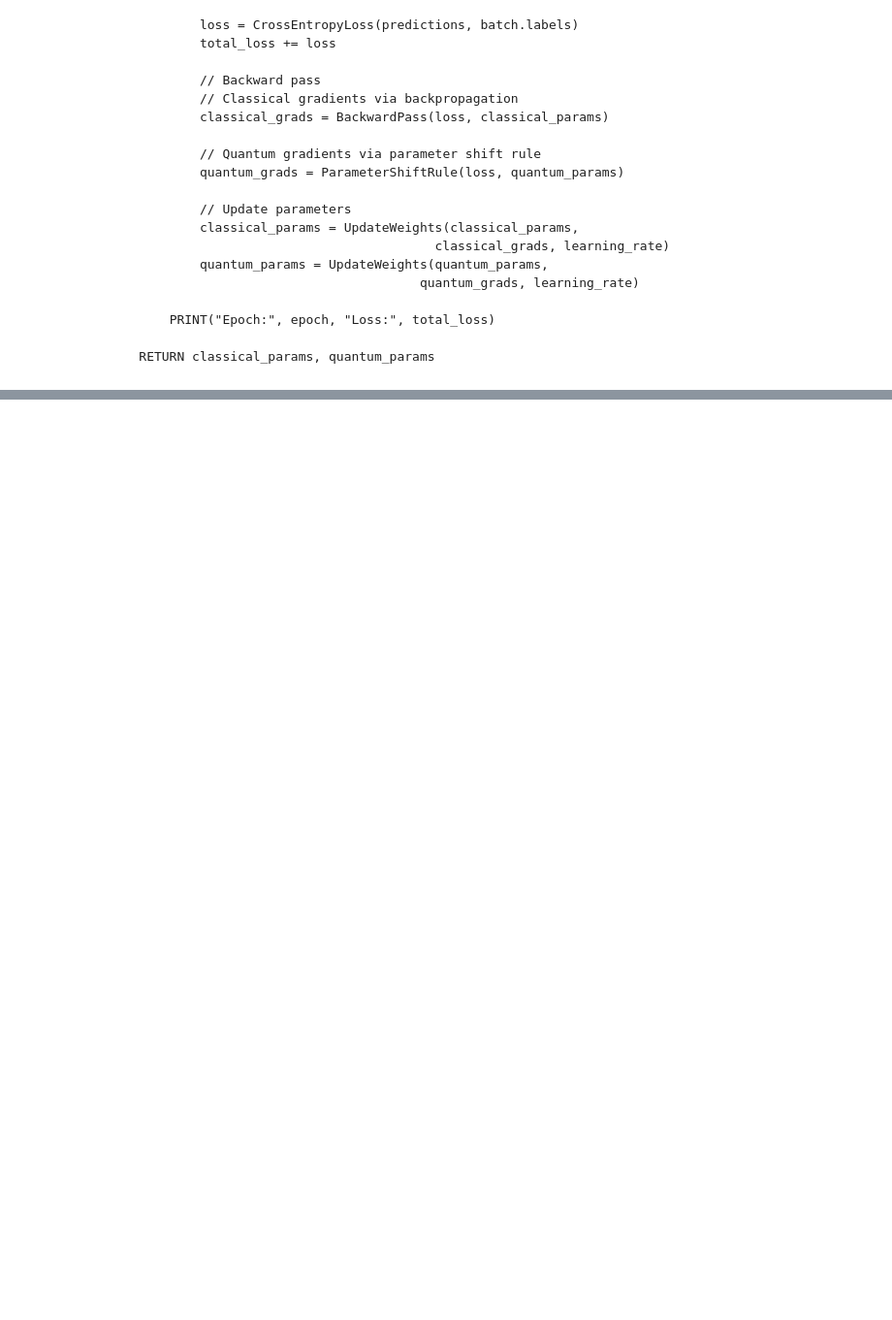
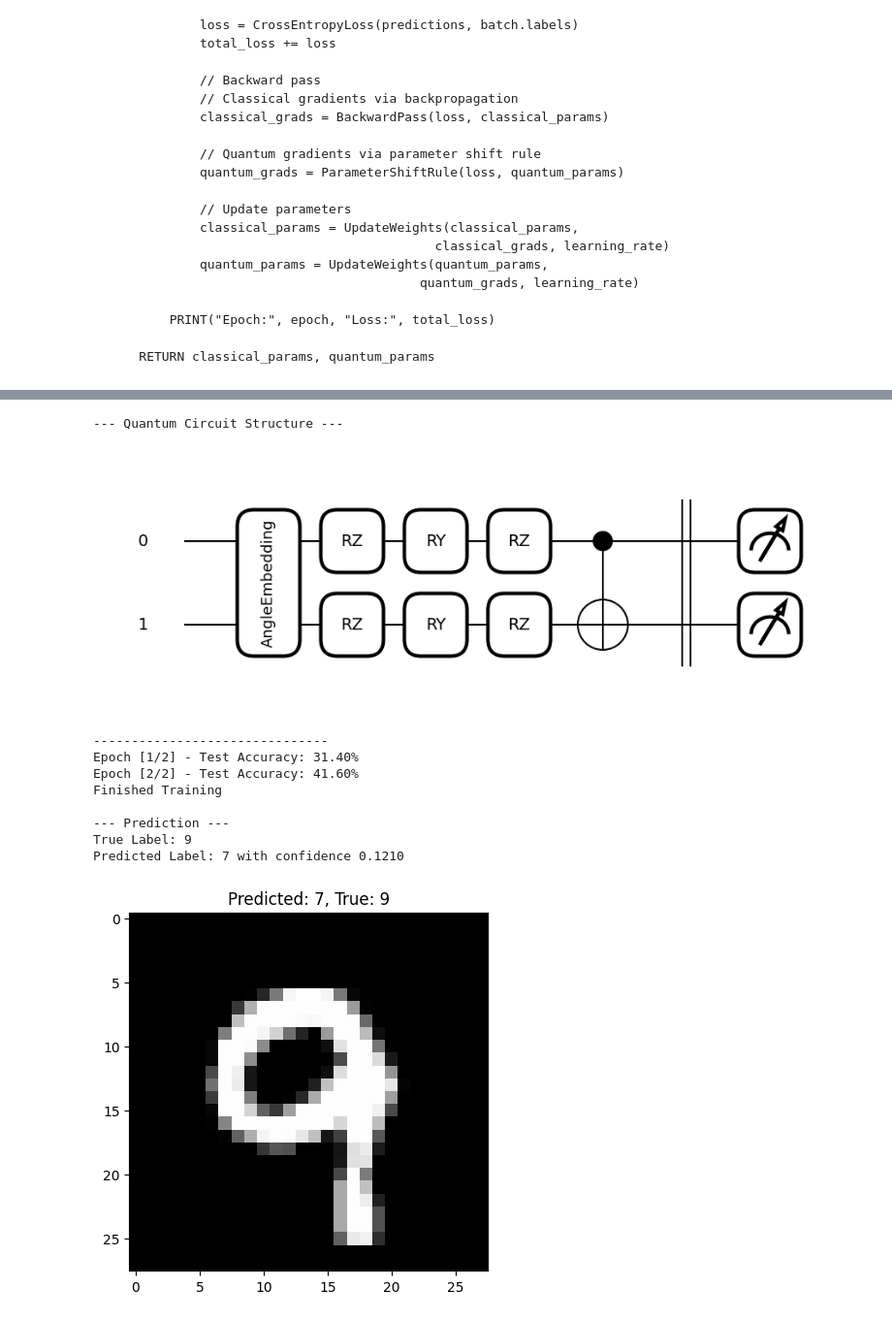
Before and after one commit to pk-2004/quantum-classification, a Jupyter notebook: HQNN/HQNN-Parallel-manual.ipynb, the cells around one changed output, grey strips where cells are left out. Shown at 97% size. Saved outputs shown, nothing was run; the diff lists cells and outputs as text; code cells hidden in the pictures; blank space fills up the shorter version.

```diff
--- a/HQNN/HQNN-Parallel-manual.ipynb
+++ b/HQNN/HQNN-Parallel-manual.ipynb
@@ -760,2 +417,0 @@ def save_and_load_model_example(model):
-# %%
-model, train_dataset, test_dataset = create_and_test_hqnn_model()
@@ -808,2 +417,0 @@ To silence this warning, decorate the function with @tf.autograph.experimental.d
-# %%
-train_hqnn_model(model, train_dataset, test_dataset)
@@ -1119,0 +500,65 @@ To silence this warning, decorate the function with @tf.autograph.experimental.d
+# %%
+# --- Prediction on New Images ---
+def predict_image(model, image_tensor):
+    model.eval() # Set model to evaluation mode
+    with torch.no_grad():
+        outputs = model(image_tensor)
+        probabilities = torch.softmax(outputs, dim=1) # Get probabilities
+        confidence, predicted_class = torch.max(probabilities, 1)
+
+    if image_tensor.shape[0] == 1:
+        return predicted_class.item(), confidence.item()
+    else:
+        return predicted_class.tolist(), confidence.tolist()
+# %%
+# --- Instantiate and Train the Model ---
+
+# Hyperparameters
+cnn_feature_size = 1568
+q = 2      # Qubits (reduced for faster training)
+c = 4      # Circuits (reduced for faster training)
+depth = 1  # Depth (reduced for faster training)
+
+# 1. Create the model instance
+hqnn_model = HQNNParallel(
+    cnn_feature_size = cnn_feature_size,
+    n_circuits = c,
+    n_qubits = q,
+    depth = depth,
+    device = 'default.qubit'
+)
+
+# 2. Load dataset
+transform = transforms.ToTensor()
+train_dataset = datasets.MNIST(root='./data', train=True, download=True, transform=transform)
+test_dataset = datasets.MNIST(root='./data', train=False, download=True, transform=transform)
+
+# 3. Train the model (using a smaller subset for quick training test)
+train_dataset = torch.utils.data.Subset(train_dataset, range(2000)) # comment out for full dataset
+test_dataset = torch.utils.data.Subset(test_dataset, range(500))    # comment out for full dataset
+trained_model = train_model(hqnn_model, train_dataset, test_dataset, epochs=2, batch_size=64)
+
+# 4. Test prediction on a single image
+img, label = test_dataset[99]
+img_batch = img.unsqueeze(0)  # Add batch dimension
+
+predicted, confidence = predict_image(trained_model, img_batch)
+print(f"\n--- Prediction ---")
+print(f"True Label: {label}")
+print(f"Predicted Label: {predicted} with confidence {confidence:.4f}")
+
+plt.imshow(img.squeeze(), cmap='gray')
+plt.title(f"Predicted: {predicted}, True: {label}")
+plt.show()
+# %% [output]
+--- Quantum Circuit Structure ---
+[figure, added]
+-------------------------------
+Epoch [1/2] - Test Accuracy: 31.40%
+Epoch [2/2] - Test Accuracy: 41.60%
+Finished Training
+
+--- Prediction ---
+True Label: 9
+Predicted Label: 7 with confidence 0.1210
+[figure, added]
```
Also changed, not shown: parts of 23 cells of this notebook, 1 other file.
